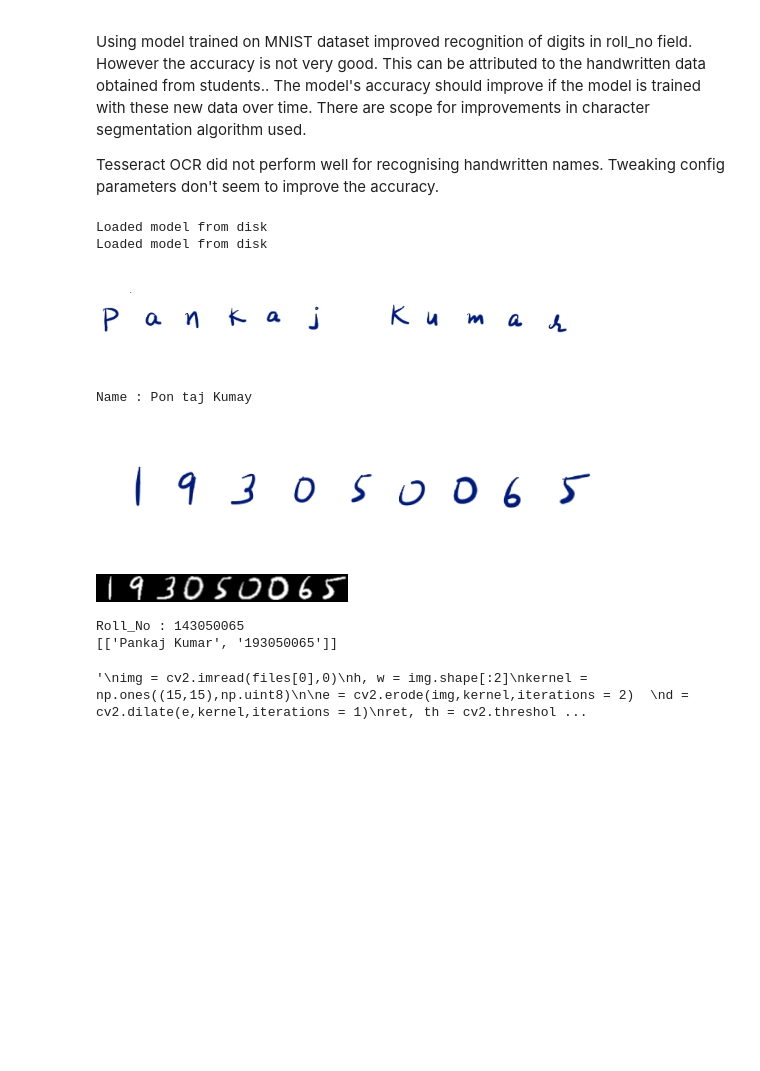
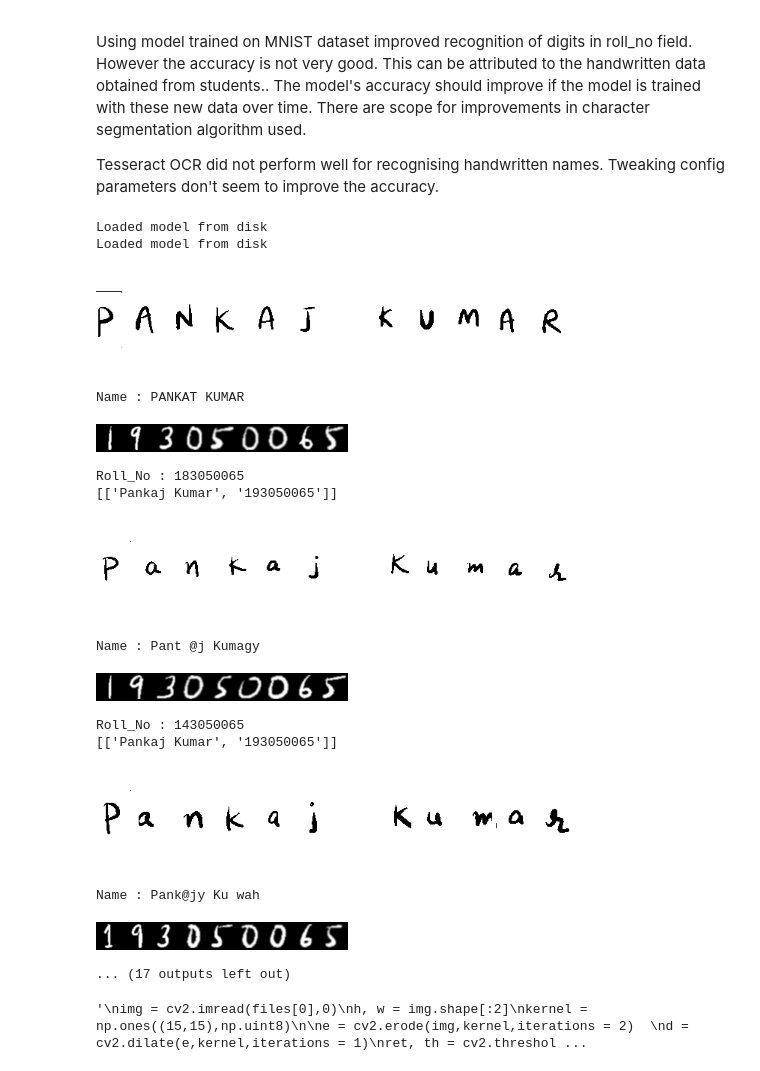
Before and after one commit to pnkjkpvt/SAFE_OCR, a Jupyter notebook: SAFE_OCR.ipynb, the cells around one changed output. Drawn from its saved outputs; the diff is of its cells as text; code cells hidden in the pictures; blank space fills up the shorter version.

Commit message:
Final commit with small changed in hybrid model

```diff
--- a/SAFE_OCR.ipynb
+++ b/SAFE_OCR.ipynb
@@ -264,12 +264,12 @@ def segment_characters (img2):
         char_boundary.append(boundaries[i])
 
     # print (char_boundary)
-    cv2_imshow(img2)
+    # cv2_imshow(img2)
     return img2, char_boundary
 # %% [markdown]
 Localising digits in the box
 # %%
-def localise_character(box):
+def localise_character(box, center_fit):
     #Find location of digit in the box
         box_arr = np.array(box)
 
@@ -299,7 +299,10 @@ def localise_character(box):
 
         LR_mean = int((left+right)/2)
         TB_mean = int((top+bottom)/2)
-        offset = int((max(bottom-top, right-left))/2)
+
+        ## Center-fit or not
+        box_width = right
+        offset = int((max(bottom-top, right-left, (1-center_fit)*box_width))/2)
 
         # Ensure an square image
         top = max(TB_mean-offset,0)
@@ -375,10 +378,9 @@ def process_data_for_model(org_image, contours, center_fit=True, padding=True):
         if np.sum(box[5:-5, 5:-5]) < 255*10 :
             continue
 
-        if (center_fit):
-            # box = np.pad(array=box, pad_width= int(w/2), mode='constant', constant_values=0)
-            top, bottom, left, right = localise_character(box)
-            box = box[top:bottom, left:right]
+        # box = np.pad(array=box, pad_width= int(w/2), mode='constant', constant_values=0)
+        top, bottom, left, right = localise_character(box, center_fit)
+        box = box[top:bottom, left:right]
 
         # Resize to 28x28 image
         digit = box
@@ -428,11 +430,13 @@ for filename in files:
         ## TODO - Identify Name and roll number regions autmatically
         name_img = img[name_box[1]:name_box[3], name_box[0]:name_box[2]]
         name_img, _ = segment_characters(name_img)
-        # cv2_imshow(name_img)
+        name_img = to_binary_image(name_img)
+        cv2_imshow(name_img)
         name_text = pytesseract.image_to_string(name_img,
                                                 config='--psm 10 --oem 3 -c tessedit_char_whitelist=abcdefghijklmnopqrstuvwxyzABCDEFGHIJKLMNOPQRSTUVWXYZ')
         print('Name :', name_text)
 
+        """Tesseract character whitelisting config doesn't seem to be working for the current version (tesseract 4.0.0-beta.1)"""
 
         ## Crop roll_number section for faster recognision
         # roll_img = img[roll_box[1]:roll_box[3], roll_box[0]:roll_box[2]]
@@ -449,38 +453,46 @@ for filename in files:
         ##    Processing Name and Roll_number section using trained models
         ##==========================================================
         ## Crop name section for faster recognision
         ## TODO - Identify Name and roll number regions autmatically
         # name_img = img[name_box[1]:name_box[3], name_box[0]:name_box[2]]
         # name_img, char_boundary = segment_characters(name_img)
 
-        # processed_letters = process_data_for_model(name_img, char_boundary, center_fit=False, padding=False)
+        # processed_letters = process_data_for_model(name_img, char_boundary, center_fit=False, padding=True)
         # name_text = EMNIST_model.predict_classes(processed_letters)
         # # EMNIST model doesn't return a character but a number so it needs to be converted to proper character
         # classes = 'ABCDEFGHIJKLMNOPQRSTUVWXYZabdefghnqrt'
         # name_text = ''.join([classes[int(elem)-1] for elem in name_text])
         # print('Name :', name_text)
 
 
         roll_img = img[roll_box[1]:roll_box[3], roll_box[0]:roll_box[2]]
         roll_img, char_boundary = segment_characters (roll_img)
 
         # cv2_imshow(roll_img[y:y+h, x:x+w])
         processed_digits = process_data_for_model(roll_img, char_boundary)
         roll_text = MNIST_model.predict_classes(processed_digits)  #This is a list at this time
         roll_text = ''.join([str(elem) for elem in roll_text])
         print ('Roll_No :',roll_text)
         ##----------------------------------------------------------
 
         ## Mathcing with existing records
         found_record = find_record(name_text, roll_text)
         print(found_record)
 # %% [output]
 Loaded model from disk
 Loaded model from disk
-[figure, old version]
+[figure, new version]
-Name : Pon taj Kumay
+Name : PANKAT KUMAR
-[figure, old version]
+[figure, new version]
+Roll_No : 183050065
+[['Pankaj Kumar', '193050065']]
-[figure, old version]
+[figure, new version]
-Roll_No : 143050065
-[['Pankaj Kumar', '193050065']]
+Name : Pant @j Kumagy
+[figure, added]
+Roll_No : 143050065
+[['Pankaj Kumar', '193050065']]
+[figure, added]
+Name : Pank@jy Ku wah
+[figure, added]
+... (17 outputs left out)
 # %%
```
Also changed, not shown: parts of 1 cell of this notebook.
